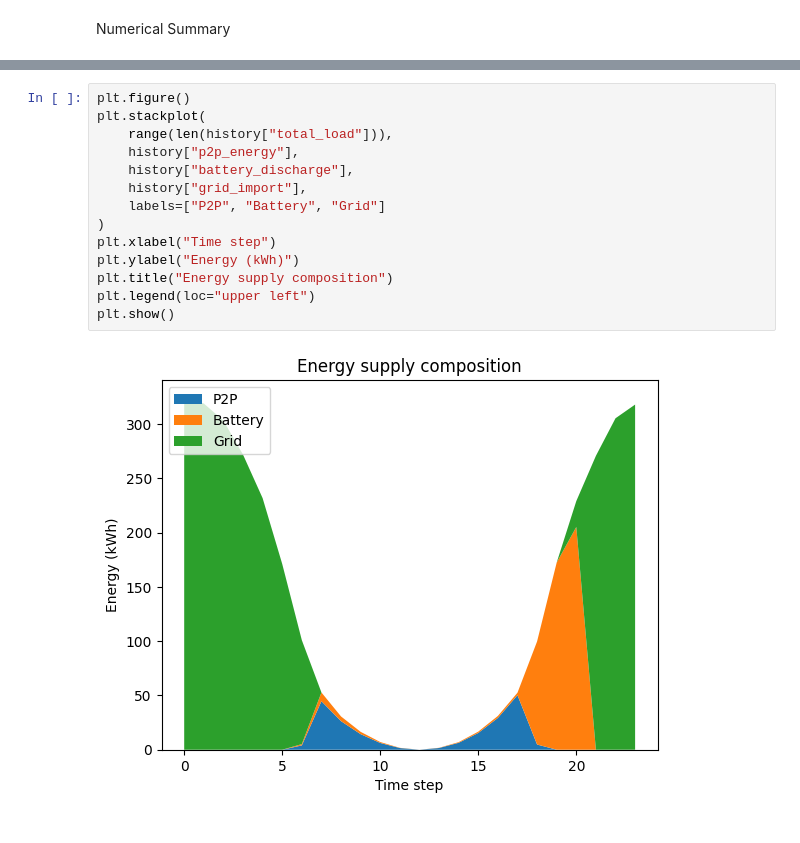
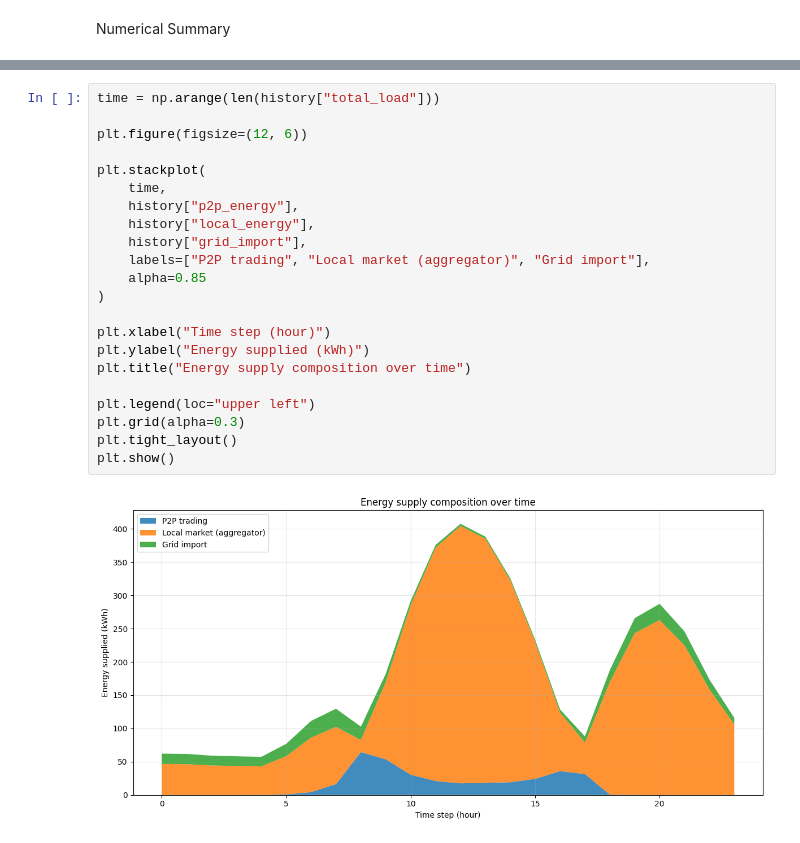
Before and after one commit to thatsnegar/Prosumer_Consumer, a Jupyter notebook: Simulation.ipynb, the cells around one changed output, grey strips where cells are left out. Cells and saved outputs as stored; diff of their text form.

Commit message:
modified market to have local market trading and removed battery

```diff
--- a/Simulation.ipynb
+++ b/Simulation.ipynb
@@ -370,16 +354,24 @@ plt.show()
 # %%
-plt.figure()
+time = np.arange(len(history["total_load"]))
+
+plt.figure(figsize=(12, 6))
+
 plt.stackplot(
-    range(len(history["total_load"])),
+    time,
     history["p2p_energy"],
-    history["battery_discharge"],
+    history["local_energy"],
     history["grid_import"],
-    labels=["P2P", "Battery", "Grid"]
+    labels=["P2P trading", "Local market (aggregator)", "Grid import"],
+    alpha=0.85
 )
-plt.xlabel("Time step")
-plt.ylabel("Energy (kWh)")
-plt.title("Energy supply composition")
+
+plt.xlabel("Time step (hour)")
+plt.ylabel("Energy supplied (kWh)")
+plt.title("Energy supply composition over time")
+
 plt.legend(loc="upper left")
+plt.grid(alpha=0.3)
+plt.tight_layout()
 plt.show()
 # %% [output]
-[figure, old version]
+[figure, new version]
```
Also changed, not shown: parts of 30 cells of this notebook, 11 other files.
